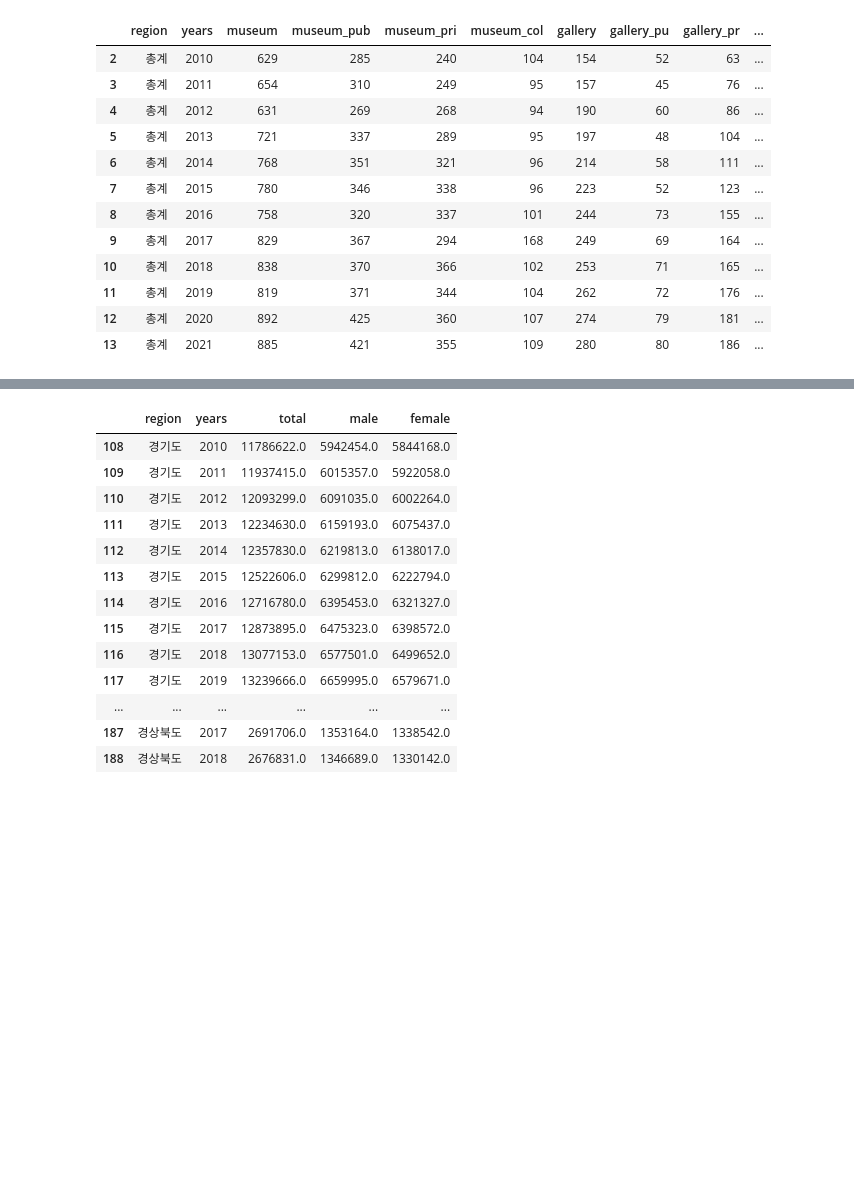
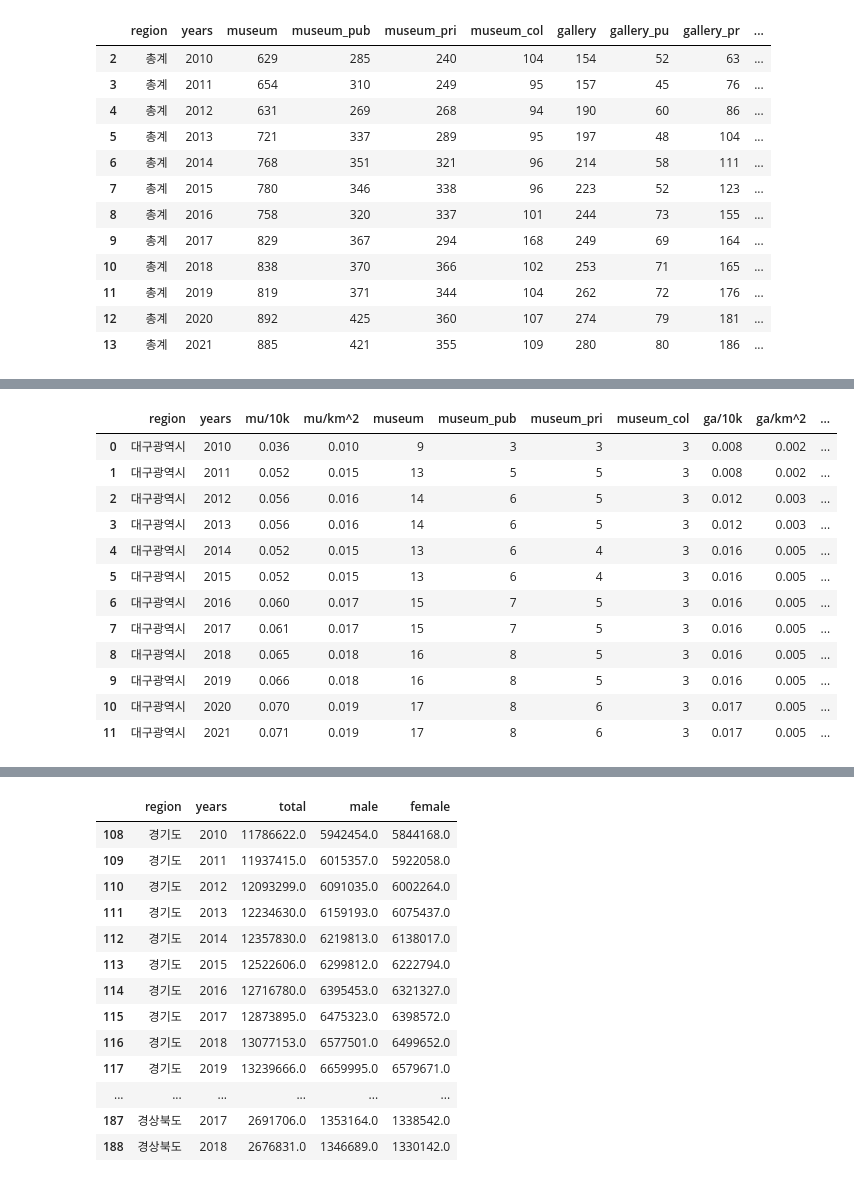
Before and after one commit to matdongsan5/Project, a Jupyter notebook: Numpy_이정욱/check.ipynb, the cells around one changed output, grey strips where cells are left out. Cells and saved outputs as stored; diff of their text form; code cells hidden in the pictures; blank space fills up the shorter version.

```diff
--- a/Numpy_이정욱/check.ipynb
+++ b/Numpy_이정욱/check.ipynb
@@ -167,3 +216,19 @@ def ppc_ratio_g(df):
     g_ratioDF.loc[:,'g_pri'] = (df.loc[:,'gallery_pr'] / df.loc[:,'gallery']).round(2)
     g_ratioDF.loc[:,'g_col'] = (df.loc[:,'gallery_col'] / df.loc[:,'gallery']).round(2)
     return g_ratioDF
+# %%
+dgDF
+# %% [output]
+|  | region | years | mu/10k | mu/km^2 | museum | museum_pub | museum_pri | museum_col | ga/10k | ga/km^2 | ... |
+| 0 | 대구광역시 | 2010 | 0.036 | 0.010 | 9 | 3 | 3 | 3 | 0.008 | 0.002 | ... |
+| 1 | 대구광역시 | 2011 | 0.052 | 0.015 | 13 | 5 | 5 | 3 | 0.008 | 0.002 | ... |
+| 2 | 대구광역시 | 2012 | 0.056 | 0.016 | 14 | 6 | 5 | 3 | 0.012 | 0.003 | ... |
+| 3 | 대구광역시 | 2013 | 0.056 | 0.016 | 14 | 6 | 5 | 3 | 0.012 | 0.003 | ... |
+| 4 | 대구광역시 | 2014 | 0.052 | 0.015 | 13 | 6 | 4 | 3 | 0.016 | 0.005 | ... |
+| 5 | 대구광역시 | 2015 | 0.052 | 0.015 | 13 | 6 | 4 | 3 | 0.016 | 0.005 | ... |
+| 6 | 대구광역시 | 2016 | 0.060 | 0.017 | 15 | 7 | 5 | 3 | 0.016 | 0.005 | ... |
+| 7 | 대구광역시 | 2017 | 0.061 | 0.017 | 15 | 7 | 5 | 3 | 0.016 | 0.005 | ... |
+| 8 | 대구광역시 | 2018 | 0.065 | 0.018 | 16 | 8 | 5 | 3 | 0.016 | 0.005 | ... |
+| 9 | 대구광역시 | 2019 | 0.066 | 0.018 | 16 | 8 | 5 | 3 | 0.016 | 0.005 | ... |
+| 10 | 대구광역시 | 2020 | 0.070 | 0.019 | 17 | 8 | 6 | 3 | 0.017 | 0.005 | ... |
+| 11 | 대구광역시 | 2021 | 0.071 | 0.019 | 17 | 8 | 6 | 3 | 0.017 | 0.005 | ... |
```
Also changed, not shown: parts of 11 cells of this notebook.
